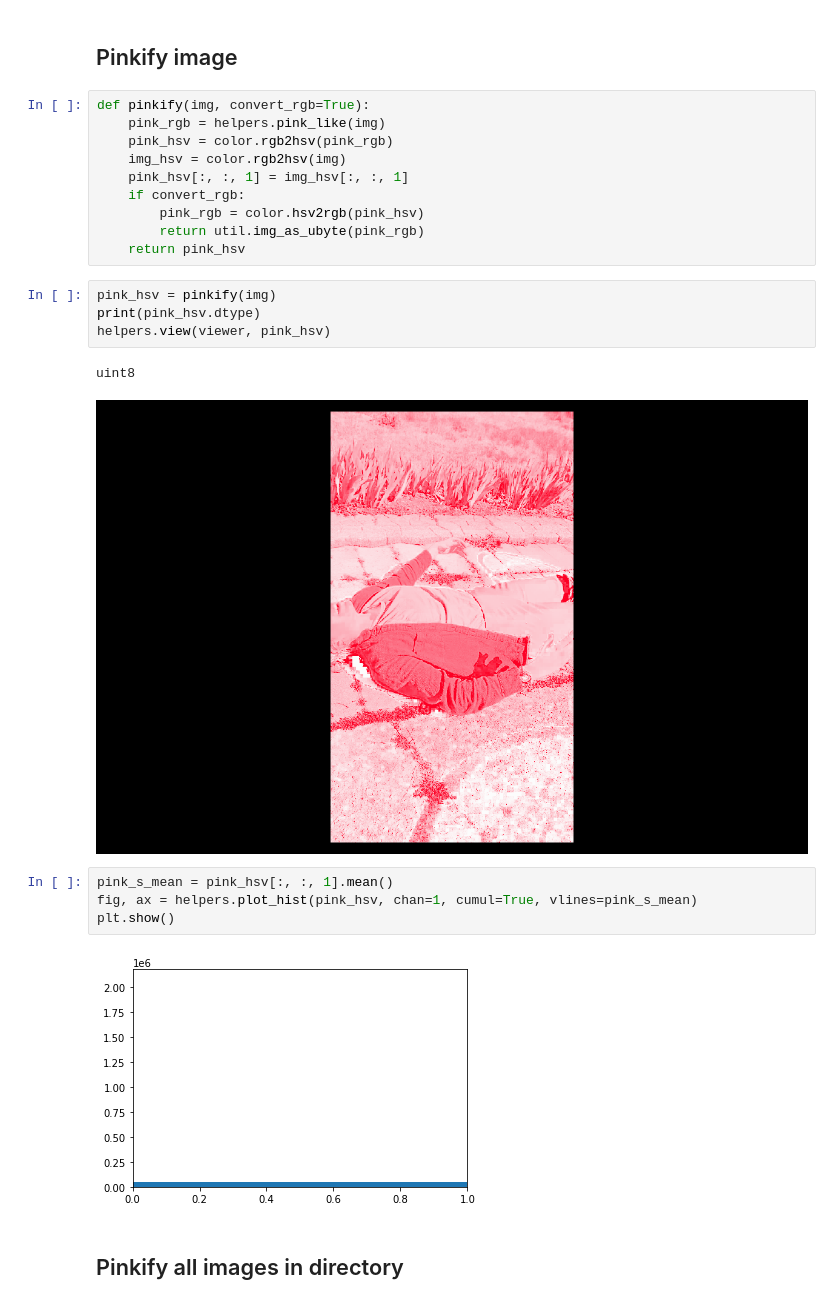
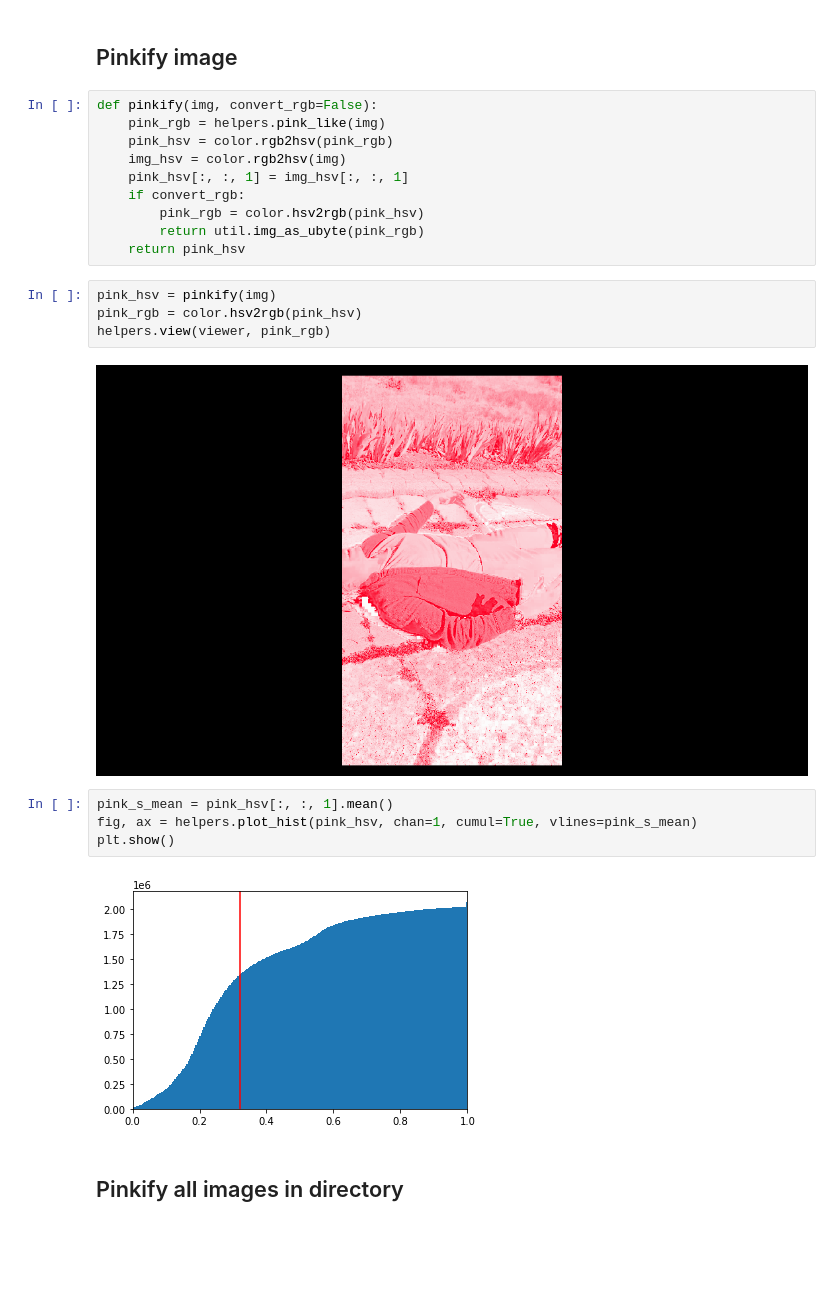
Before and after one commit to GusBusDraws/archipelago-music-video, a Jupyter notebook: nbs/02-pinkify-dir-dev.ipynb, the cells around one changed output. Drawn from its saved outputs; the diff is of its cells as text; blank space fills up the shorter version.

```diff
--- a/nbs/02-pinkify-dir-dev.ipynb
+++ b/nbs/02-pinkify-dir-dev.ipynb
@@ -45,7 +45,7 @@ helpers.view(viewer, img)
 # %% [markdown]
 ## Pinkify image
 # %%
-def pinkify(img, convert_rgb=True):
+def pinkify(img, convert_rgb=False):
     pink_rgb = helpers.pink_like(img)
     pink_hsv = color.rgb2hsv(pink_rgb)
     img_hsv = color.rgb2hsv(img)
@@ -56,17 +56,16 @@ def pinkify(img, convert_rgb=True):
     return pink_hsv
 # %%
 pink_hsv = pinkify(img)
-print(pink_hsv.dtype)
-helpers.view(viewer, pink_hsv)
+pink_rgb = color.hsv2rgb(pink_hsv)
+helpers.view(viewer, pink_rgb)
 # %% [output]
-uint8
-[figure, old version]
+[figure, new version]
 # %%
 pink_s_mean = pink_hsv[:, :, 1].mean()
 fig, ax = helpers.plot_hist(pink_hsv, chan=1, cumul=True, vlines=pink_s_mean)
 plt.show()
 # %% [output]
-[figure, old version]
+[figure, new version]
 # %% [markdown]
 ## Pinkify all images in directory
 # %%
```
Also changed, not shown: parts of 3 cells of this notebook.
